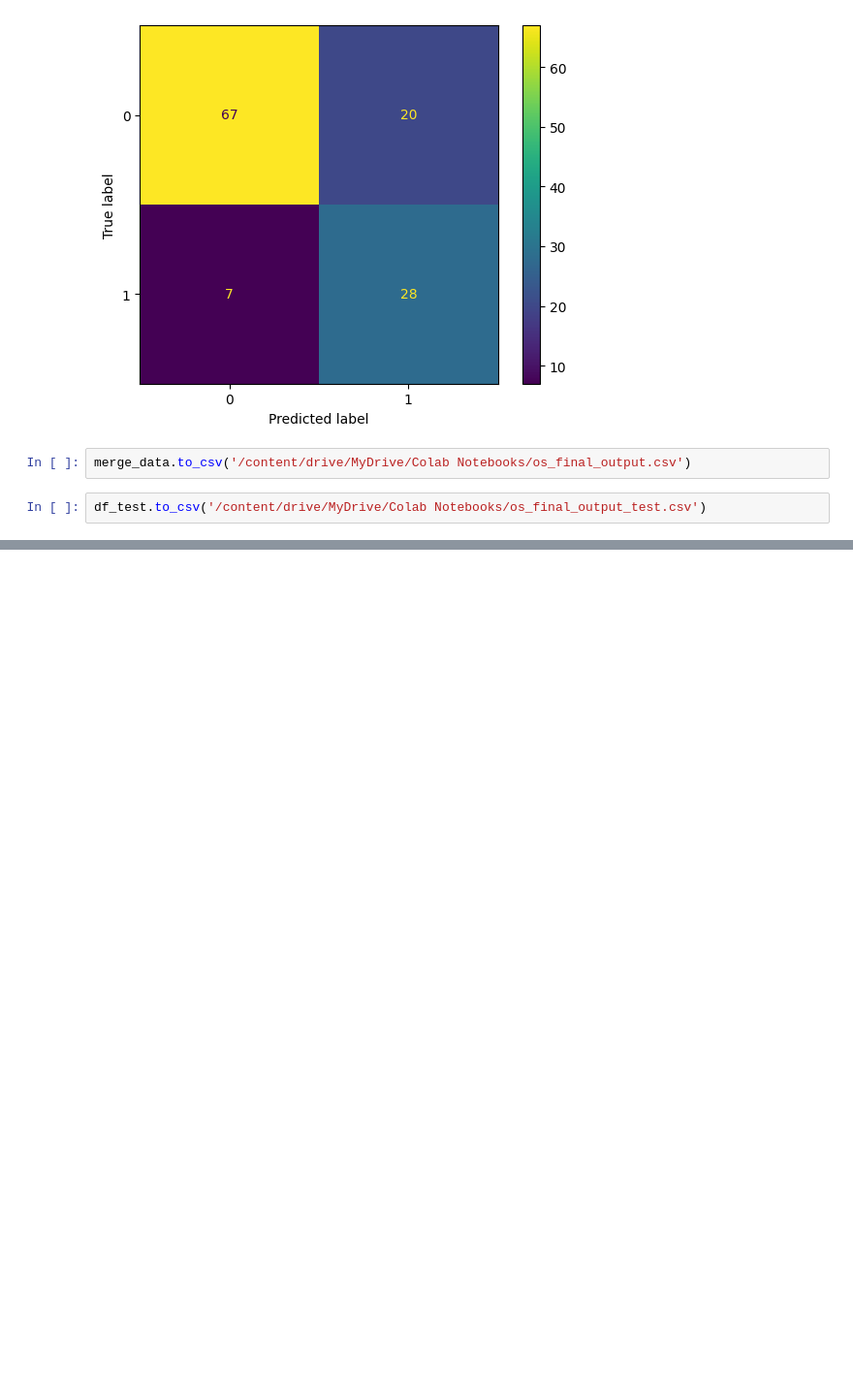
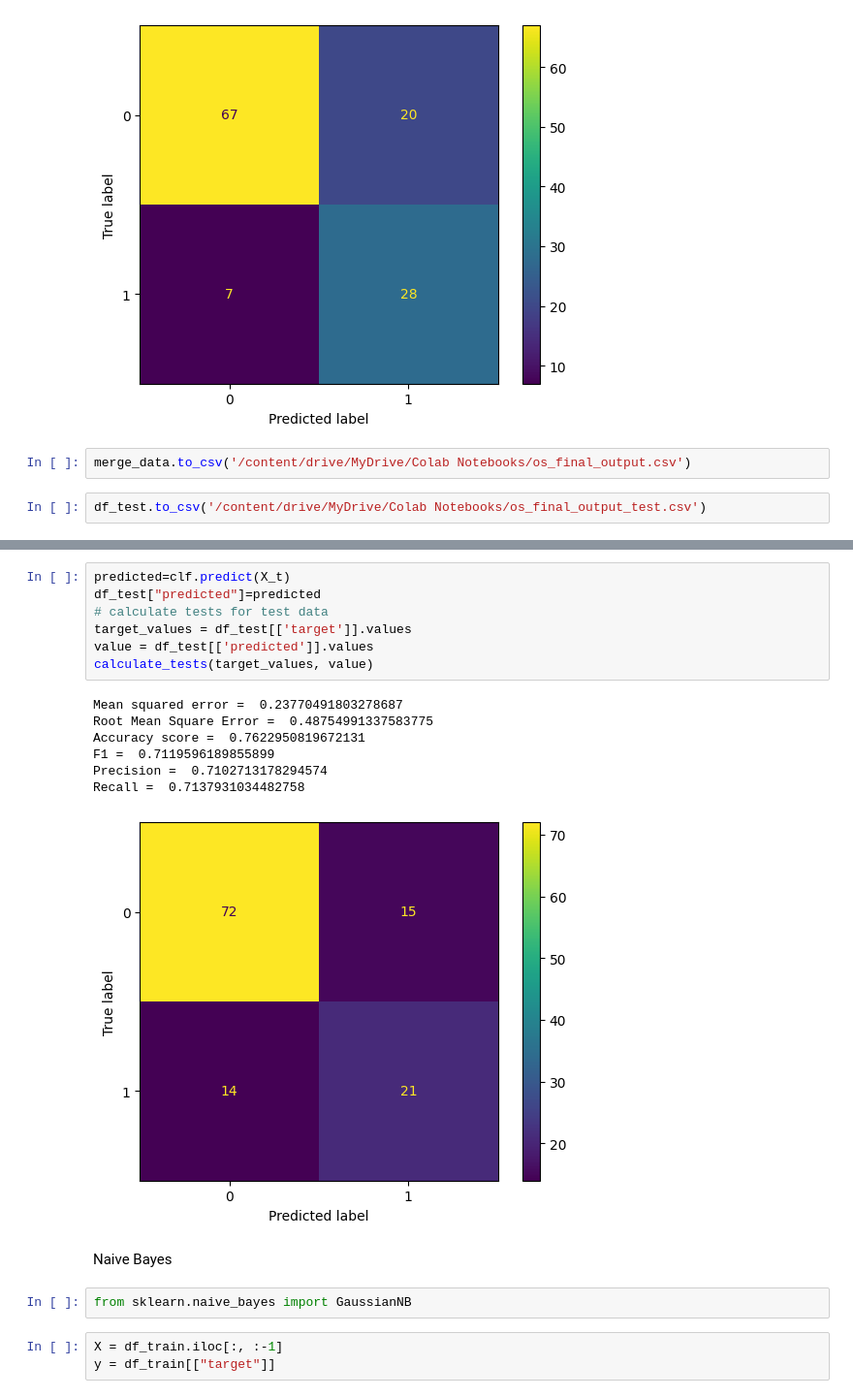
Before and after one commit to erikaminarikova/REFRESH, a Jupyter notebook: Example_9_ordinal_sums_titanic_data_2classes_different_learning_methods.ipynb, the cells around one changed output, grey strips where cells are left out. Shown at 97% size. Saved outputs shown, nothing was run; the diff lists cells and outputs as text; blank space fills up the shorter version.

```diff
--- a/Example_9_ordinal_sums_titanic_data_2classes_different_learning_methods.ipynb
+++ b/Example_9_ordinal_sums_titanic_data_2classes_different_learning_methods.ipynb
@@ -591,0 +747,22 @@ df_test.to_csv('/content/drive/MyDrive/Colab Notebooks/os_final_output_test.csv'
+# %%
+predicted=clf.predict(X_t)
+df_test["predicted"]=predicted
+# calculate tests for test data
+target_values = df_test[['target']].values
+value = df_test[['predicted']].values
+calculate_tests(target_values, value)
+# %% [output]
+Mean squared error =  0.23770491803278687
+Root Mean Square Error =  0.48754991337583775
+Accuracy score =  0.7622950819672131
+F1 =  0.7119596189855899
+Precision =  0.7102713178294574
+Recall =  0.7137931034482758
+[figure, added]
+# %% [markdown]
+Naive Bayes
+# %%
+from sklearn.naive_bayes import GaussianNB
+# %%
+X = df_train.iloc[:, :-1]
+y = df_train[["target"]]
```
Also changed, not shown: parts of 20 cells of this notebook.
